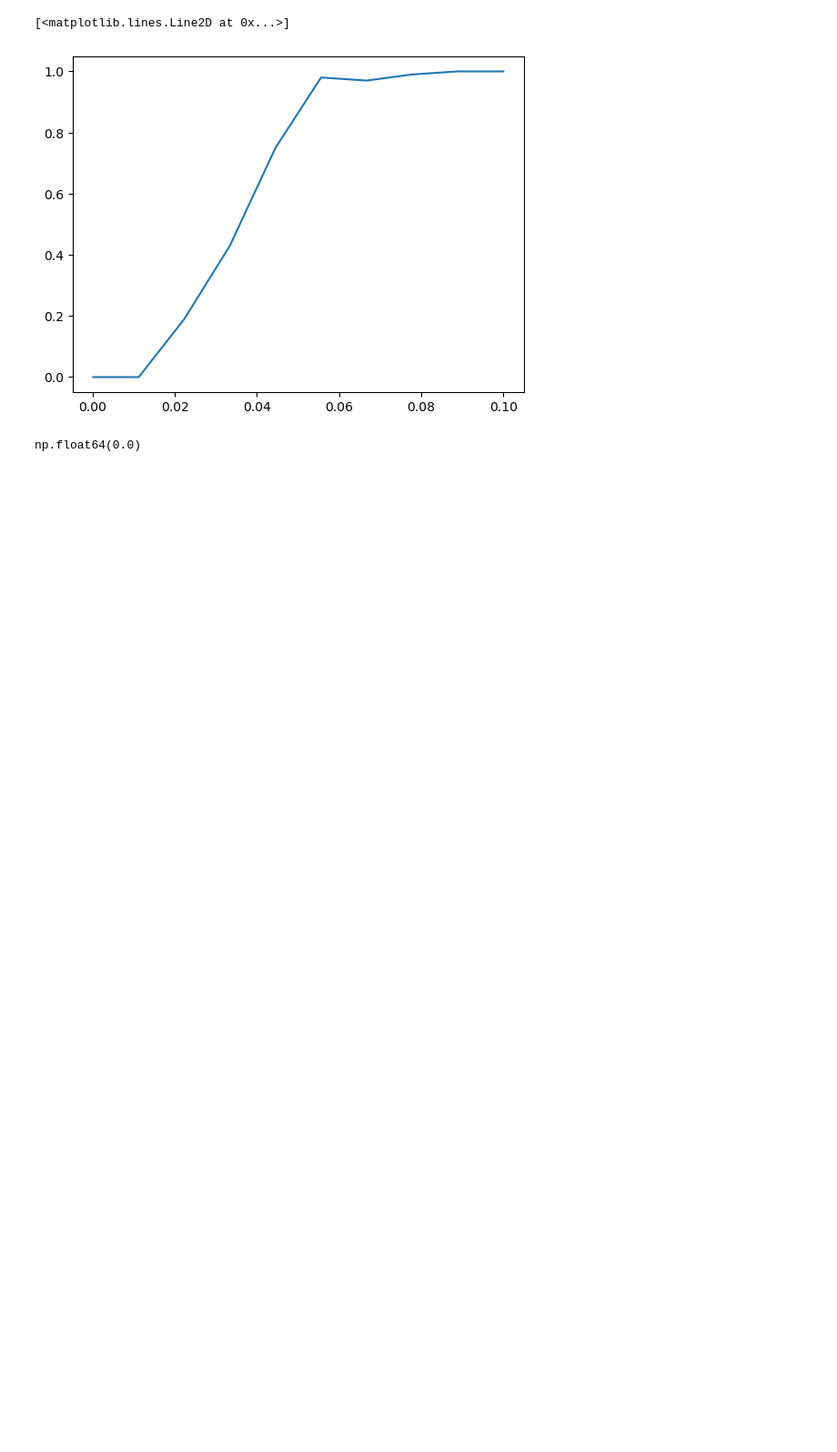
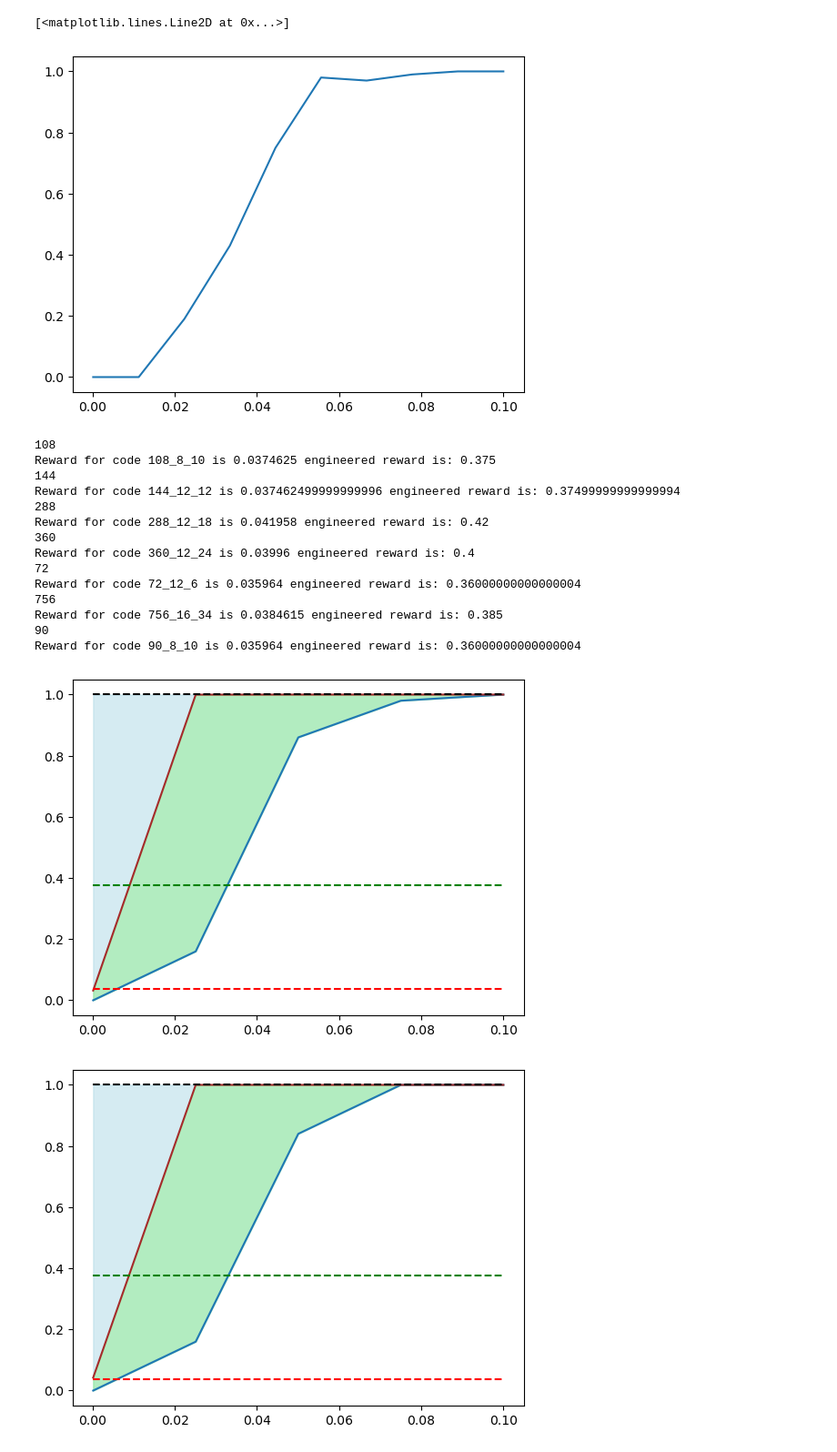
Before and after one commit to Omer-Sella/qecc, a Jupyter notebook: postProcessing/rewardInvestigation.ipynb, the cells around one changed output. Shown at 91% size. Drawn from its saved outputs; the diff is of its cells as text; code cells hidden in the pictures; blank space fills up the shorter version.

Commit message:
Changes to reward calculation and added error ranges, preparing to data collection.

```diff
--- a/postProcessing/rewardInvestigation.ipynb
+++ b/postProcessing/rewardInvestigation.ipynb
@@ -131,5 +131,55 @@ plt.plot(errorRange, logicalErrorRate)
 [<matplotlib.lines.Line2D at 0x...>]
 [figure]
 # %%
+import os
+import numpy as np
+import matplotlib.pyplot as plt
+from scipy.integrate import trapezoid
+decoderEvaluationDataFolder = os.path.join(
+    "c:/users/omer/qecc",
+    "decoderComparisonData",
+)
+for dirpath, _dirs, files in os.walk(decoderEvaluationDataFolder):
+    for fname in files:
+        if fname.endswith(".npy") and fname.startswith("code_evaluation_for_bb_gym"):
+            data = np.load(os.path.join(dirpath, fname), allow_pickle=True).item()
+            #print(data)
+            errorRange = data["errorRange"]
+            logicalER = data["logicalER"]
+            failureRate = data["decoderFER"]
+            codeN = int(data["Code name"].split("_")[0])
+            print(codeN)
+            logicalER /= data["Number of samples"]
+            fig, ax = plt.subplots()
+            ax.plot(errorRange ,logicalER, label = "pPhysical-to-Logical error rate") # FER is 0 for the bposd decoder by Roffe
+            doNothing = 1 - (1 - 3 * errorRange)**codeN
+            ax.plot(errorRange, doNothing, "brown")
+            reward = trapezoid(1 - logicalER, errorRange)
+            rewardEngineered = reward / np.abs(np.min(errorRange) - np.max(errorRange))
+
+            print(f"Reward for code {data["Code name"]} is {reward} engineered reward is: {rewardEngineered}")
+            ax.hlines(1, np.min(errorRange), np.max(errorRange), color = "black", linestyle ="--")
+            ax.hlines(reward, np.min(errorRange), np.max(errorRange), color = "red", linestyle ="--")
+            ax.hlines(rewardEngineered, np.min(errorRange), np.max(errorRange), color = "green", linestyle ="--")
+                #plot(reward, reward, color = "black")
+            plt.fill_between(errorRange, logicalER, 0*errorRange + 1, color='lightblue', alpha=0.5)
+
+            plt.fill_between(errorRange, logicalER, doNothing, color='lightgreen', alpha=0.5)
+            ax.plot()
 # %% [output]
-np.float64(0.0)
+108
+Reward for code 108_8_10 is 0.0374625 engineered reward is: 0.375
+144
+Reward for code 144_12_12 is 0.037462499999999996 engineered reward is: 0.37499999999999994
+288
+Reward for code 288_12_18 is 0.041958 engineered reward is: 0.42
+360
+Reward for code 360_12_24 is 0.03996 engineered reward is: 0.4
+72
+Reward for code 72_12_6 is 0.035964 engineered reward is: 0.36000000000000004
+756
+Reward for code 756_16_34 is 0.0384615 engineered reward is: 0.385
+90
+Reward for code 90_8_10 is 0.035964 engineered reward is: 0.36000000000000004
+[figure, added]
+[figure, added]
```
Also changed, not shown: parts of 2 cells of this notebook, 8 other files.
